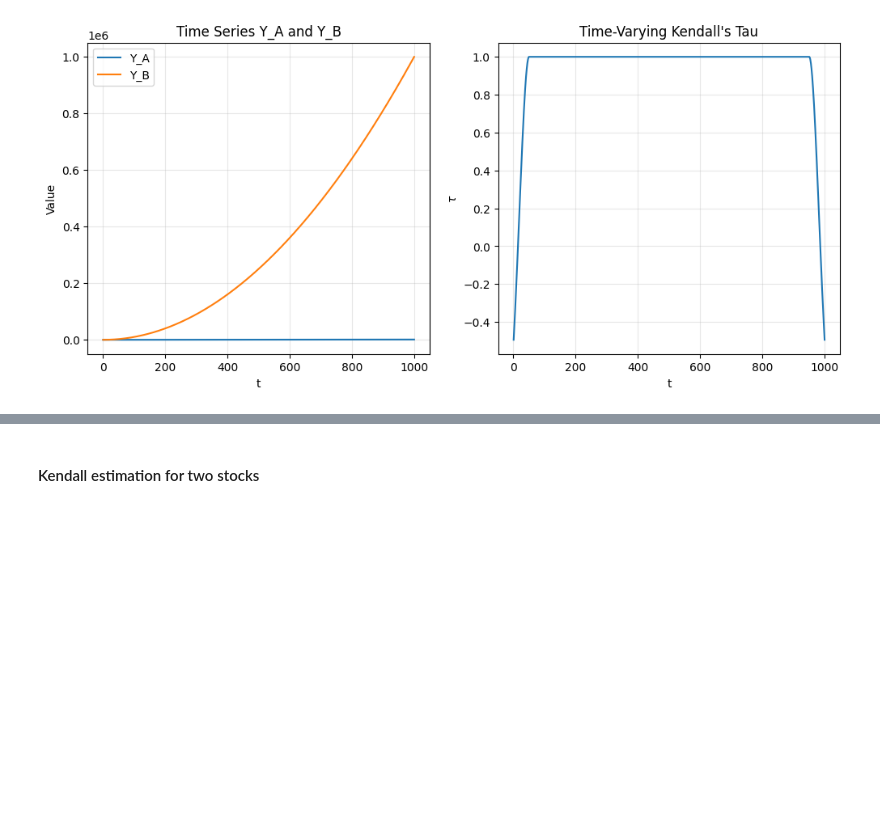
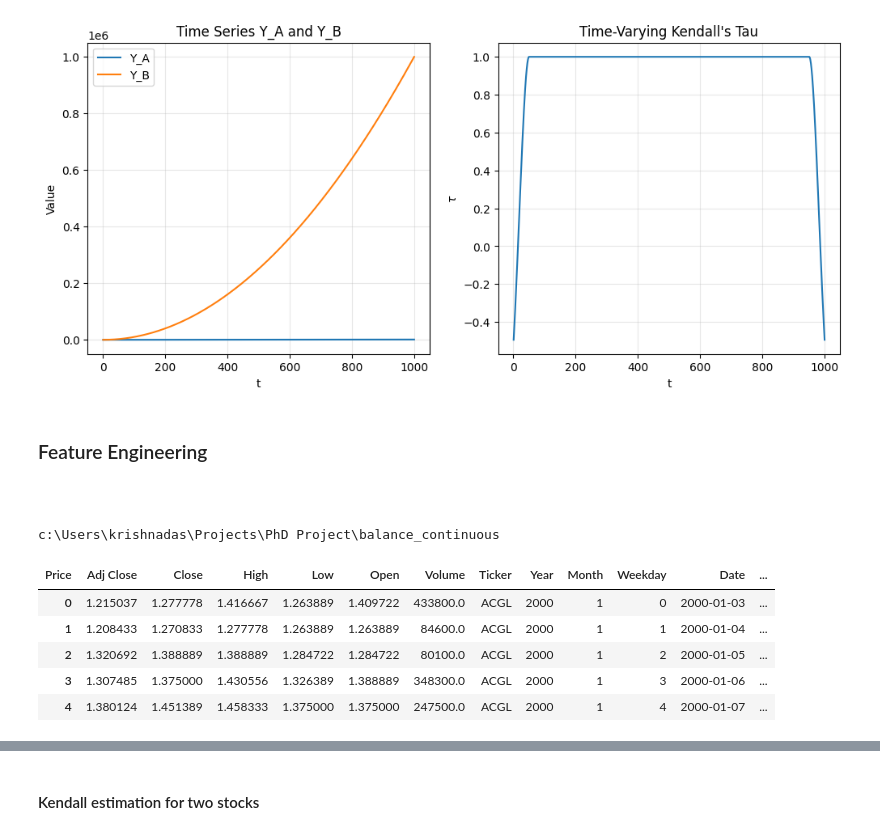
Before and after one commit to krishna-das-m/balance_continuous, a Jupyter notebook: research/02_data_transformation.ipynb, the cells around one changed output, grey strips where cells are left out. Cells and saved outputs as stored; diff of their text form; code cells hidden in the pictures; blank space fills up the shorter version.

Commit message:
Added sector data

````diff
--- a/research/02_data_transformation.ipynb
+++ b/research/02_data_transformation.ipynb
@@ -179,3 +180,25 @@ Tau estimate at t=100 is 0.999595161943369
 Tau estimate at t=500 is 0.9995951619433687
 Tau estimate at t=900 is 0.9995951619433687
 [figure]
+# %% [markdown]
+### Feature Engineering
+
+```python
+# %%
+# Get project root (one level up from research/)
+PROJECT_ROOT = Path(os.getcwd()).parent if Path(os.getcwd()).name == "research" else Path(os.getcwd())
+print(PROJECT_ROOT)
+# %% [output]
+c:\Users\krishnadas\Projects\PhD Project\balance_continuous
+# %%
+
+# calculate the log return
+sector_tickers = pd.read_parquet(PROJECT_ROOT/'artifacts/data_ingestion/tickers_financial.parquet')
+sector_tickers.head()
+# %% [output]
+| Price | Adj Close | Close | High | Low | Open | Volume | Ticker | Year | Month | Weekday | Date | ... |
+| 0 | 1.215037 | 1.277778 | 1.416667 | 1.263889 | 1.409722 | 433800.0 | ACGL | 2000 | 1 | 0 | 2000-01-03 | ... |
+| 1 | 1.208433 | 1.270833 | 1.277778 | 1.263889 | 1.263889 | 84600.0 | ACGL | 2000 | 1 | 1 | 2000-01-04 | ... |
+| 2 | 1.320692 | 1.388889 | 1.388889 | 1.284722 | 1.284722 | 80100.0 | ACGL | 2000 | 1 | 2 | 2000-01-05 | ... |
+| 3 | 1.307485 | 1.375000 | 1.430556 | 1.326389 | 1.388889 | 348300.0 | ACGL | 2000 | 1 | 3 | 2000-01-06 | ... |
+| 4 | 1.380124 | 1.451389 | 1.458333 | 1.375000 | 1.375000 | 247500.0 | ACGL | 2000 | 1 | 4 | 2000-01-07 | ... |
````
Also changed, not shown: parts of 8 cells of this notebook, 8 other files.
